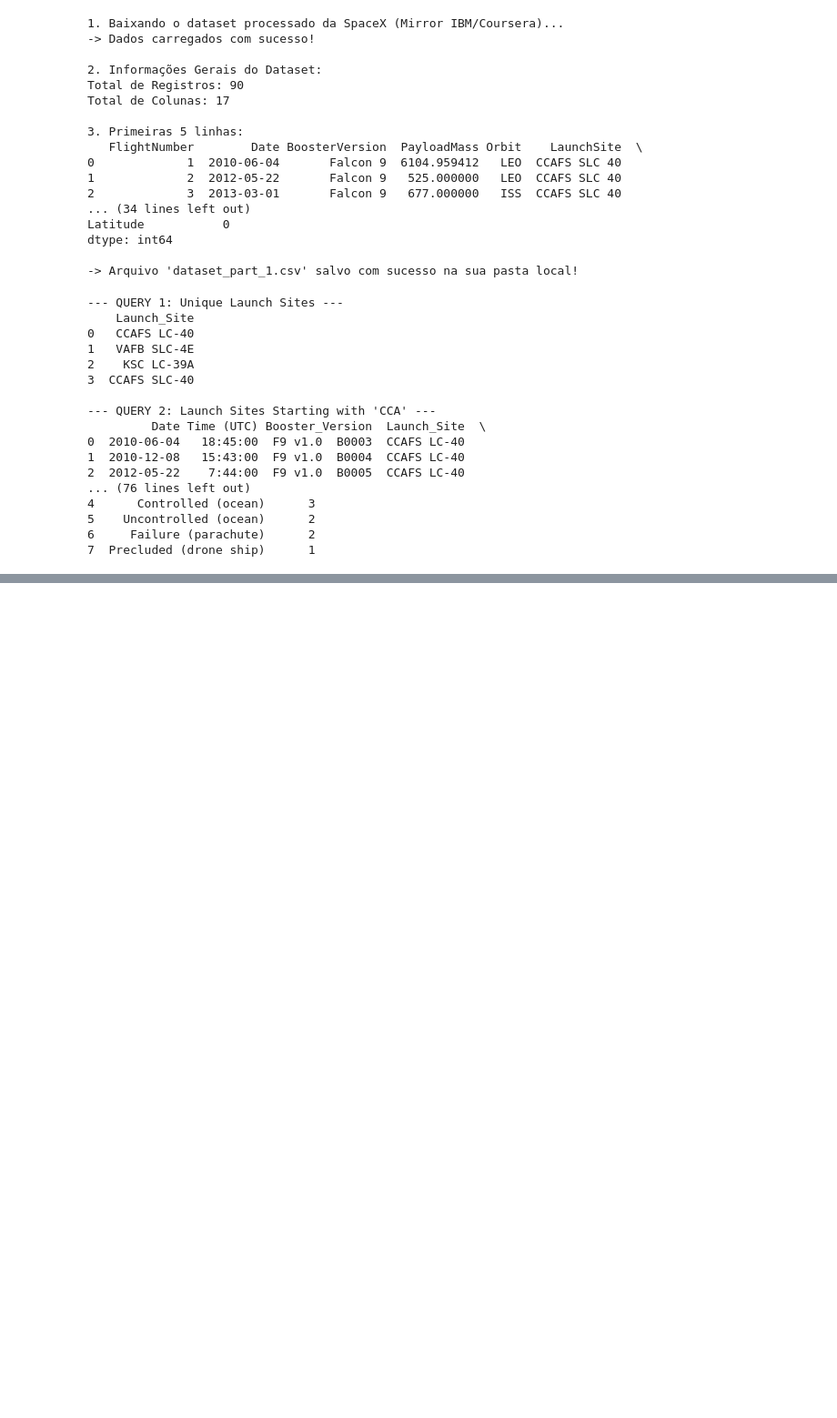
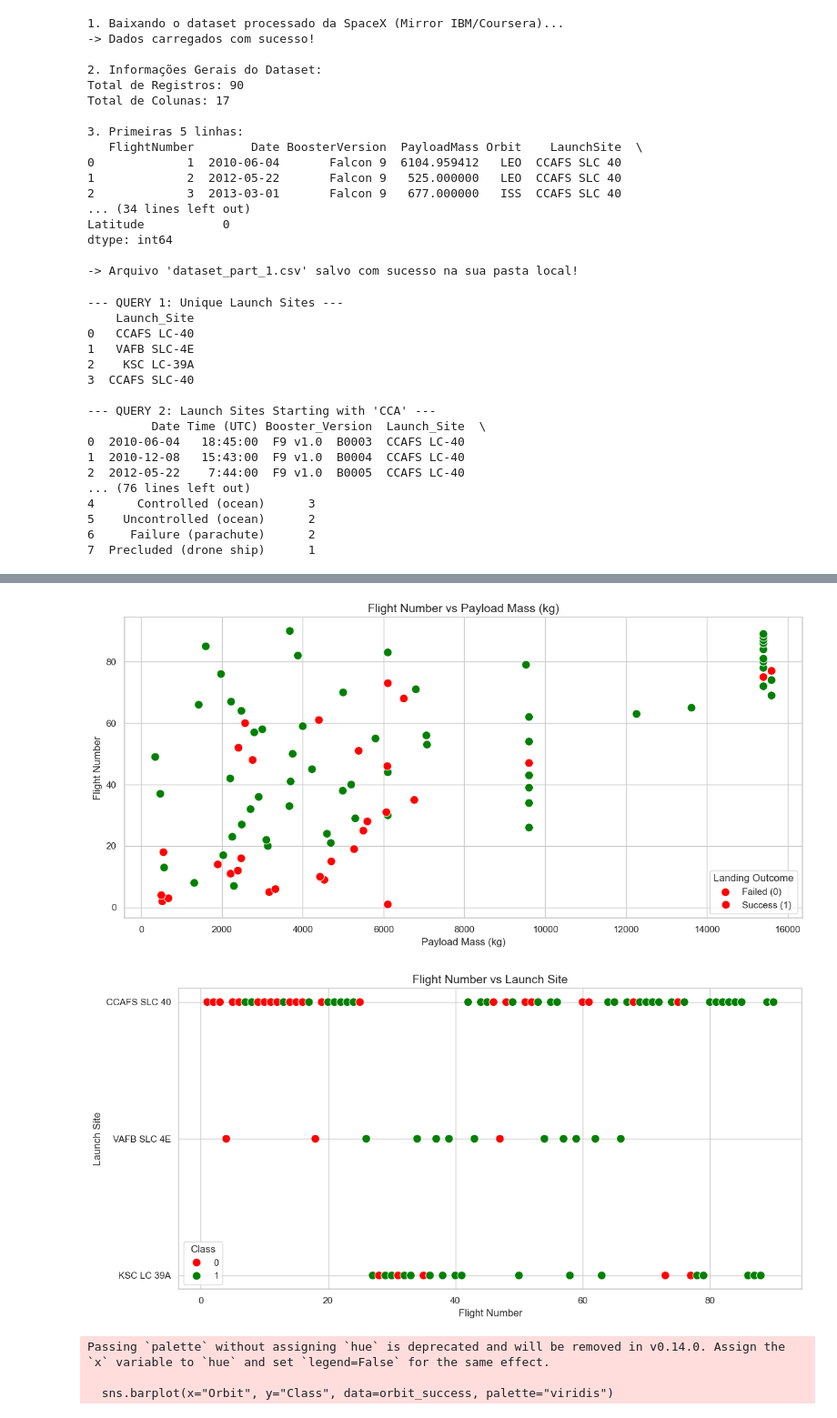
Before and after one commit to keltonyAquino/IBM-Data-Science-Capstone, a Jupyter notebook: PROJECT_SPACEX.ipynb, the cells around one changed output, grey strips where cells are left out. Shown at 91% size. Drawn from its saved outputs; the diff is of its cells as text; code cells hidden in the pictures; blank space fills up the shorter version.

Commit message:
Feat: Etapa de Data Wrangling e criação da variável Class

```diff
--- a/PROJECT_SPACEX.ipynb
+++ b/PROJECT_SPACEX.ipynb
@@ -170,0 +196,48 @@ conn.close()
+# %%
+import pandas as pd
+import numpy as np
+import matplotlib.pyplot as plt
+import seaborn as sns
+
+# 1. Carregar dataset do Data Wrangling (dataset_part_2)
+df = pd.read_csv("https://cf-courses-data.s3.us.cloud-object-storage.appdomain.cloud/IBM-DS0321EN-SkillsNetwork/datasets/dataset_part_2.csv")
+
+# Configuração de estilo visual
+sns.set_theme(style="whitegrid")
+
+# --- GRÁFICO 1: Flight Number vs Payload Mass ---
+plt.figure(figsize=(12, 6))
+sns.scatterplot(x="PayloadMass", y="FlightNumber", hue="Class", data=df, palette={0: "red", 1: "green"}, s=100)
+plt.title("Flight Number vs Payload Mass (kg)", fontsize=14)
+plt.xlabel("Payload Mass (kg)", fontsize=12)
+plt.ylabel("Flight Number", fontsize=12)
+plt.legend(title="Landing Outcome", labels=["Failed (0)", "Success (1)"])
+plt.tight_layout()
+plt.show()
+
+# --- GRÁFICO 2: Flight Number vs Launch Site ---
+plt.figure(figsize=(12, 6))
+sns.scatterplot(x="FlightNumber", y="LaunchSite", hue="Class", data=df, palette={0: "red", 1: "green"}, s=100)
+plt.title("Flight Number vs Launch Site", fontsize=14)
+plt.xlabel("Flight Number", fontsize=12)
+plt.ylabel("Launch Site", fontsize=12)
+plt.tight_layout()
+plt.show()
+
+# --- GRÁFICO 3: Success Rate por Tipo de Órbita ---
+orbit_success = df.groupby("Orbit")["Class"].mean().reset_index()
+
+plt.figure(figsize=(12, 6))
+sns.barplot(x="Orbit", y="Class", data=orbit_success, palette="viridis")
+plt.title("Success Rate by Orbit Type", fontsize=14)
+plt.xlabel("Orbit Type", fontsize=12)
+plt.ylabel("Success Rate (0.0 to 1.0)", fontsize=12)
+plt.ylim(0, 1)
+plt.tight_layout()
+plt.show()
+# %% [output]
+[figure, added]
+[figure, added]
+Passing `palette` without assigning `hue` is deprecated and will be removed in v0.14.0. Assign the `x` variable to `hue` and set `legend=False` for the same effect.
+
+  sns.barplot(x="Orbit", y="Class", data=orbit_success, palette="viridis")
```
Also changed, not shown: parts of 39 cells of this notebook, 9 other files.
